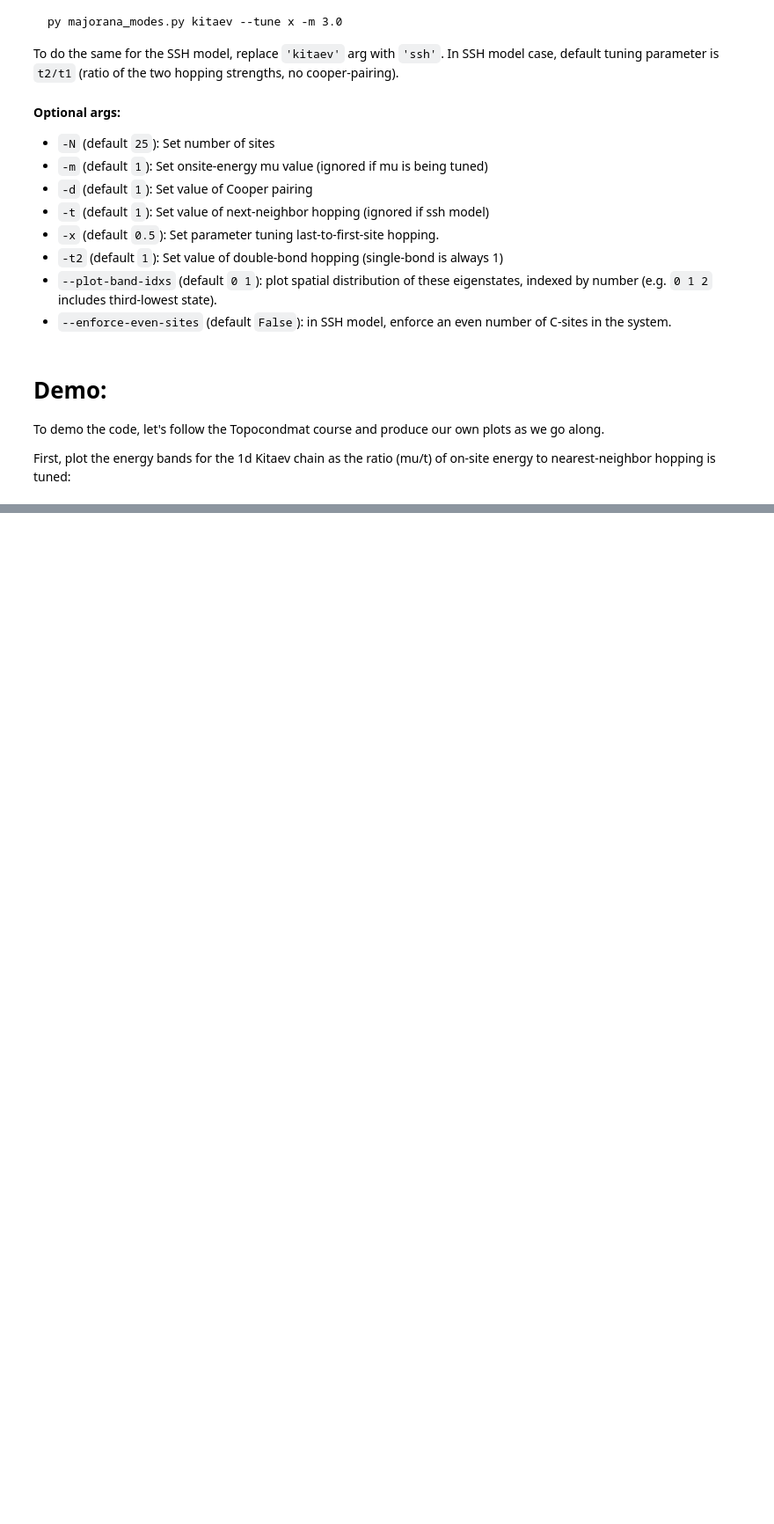
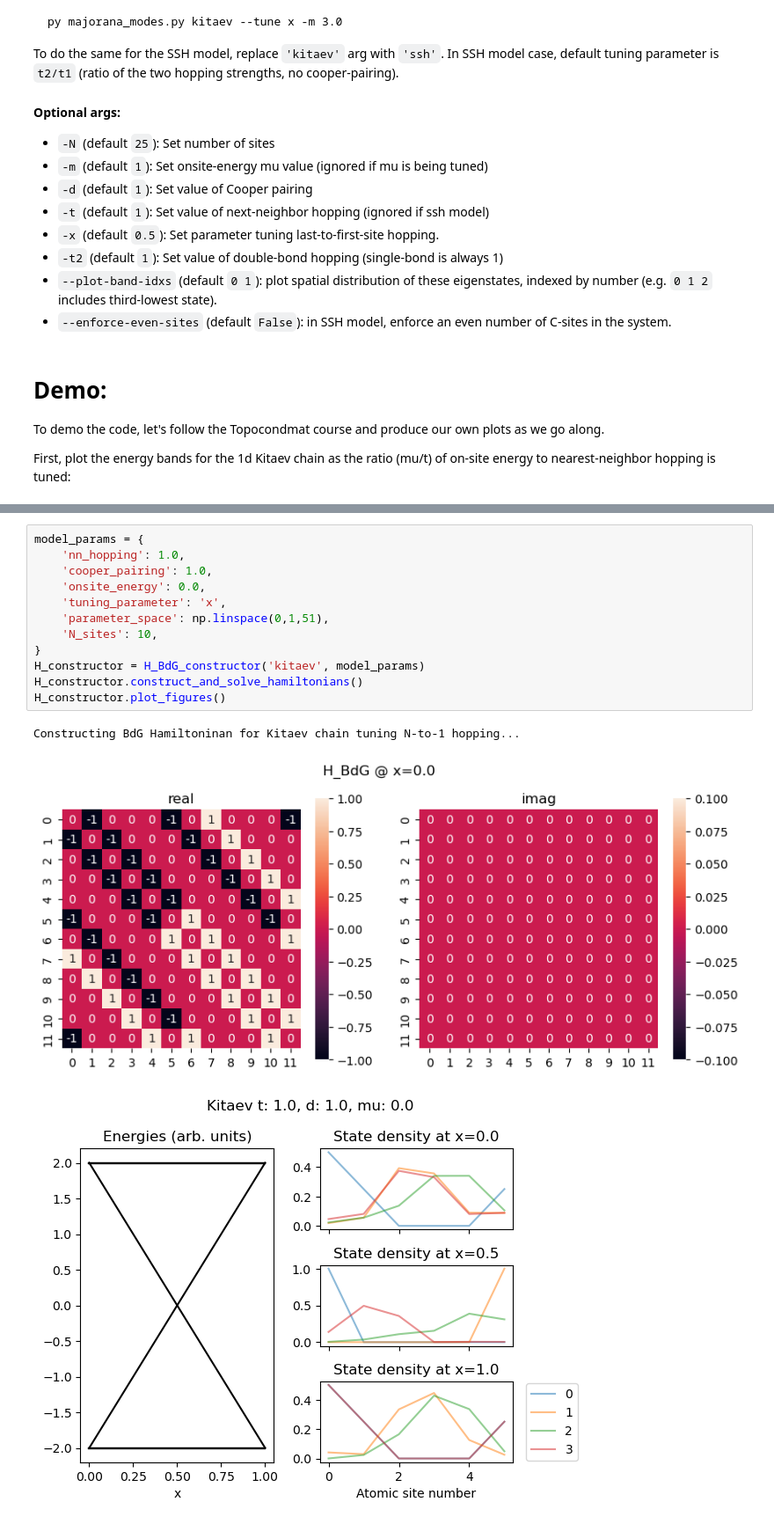
Before and after one commit to ericakotta/demos, a Jupyter notebook: majorana_energies_nb.ipynb, the cells around one changed output, grey strips where cells are left out. Shown at 88% size. Drawn from its saved outputs; the diff is of its cells as text; blank space fills up the shorter version.

```diff
--- a/majorana_energies_nb.ipynb
+++ b/majorana_energies_nb.ipynb
@@ -49,0 +84,16 @@ KeyError: 'parameter_space'
+# %%
+model_params = {
+    'nn_hopping': 1.0,
+    'cooper_pairing': 1.0,
+    'onsite_energy': 0.0,
+    'tuning_parameter': 'x',
+    'parameter_space': np.linspace(0,1,51),
+    'N_sites': 10,
+}
+H_constructor = H_BdG_constructor('kitaev', model_params)
+H_constructor.construct_and_solve_hamiltonians()
+H_constructor.plot_figures()
+# %% [output]
+Constructing BdG Hamiltoninan for Kitaev chain tuning N-to-1 hopping...
+[figure, added]
+[figure, added]
```
Also changed, not shown: parts of 5 cells of this notebook, 1 other file.
